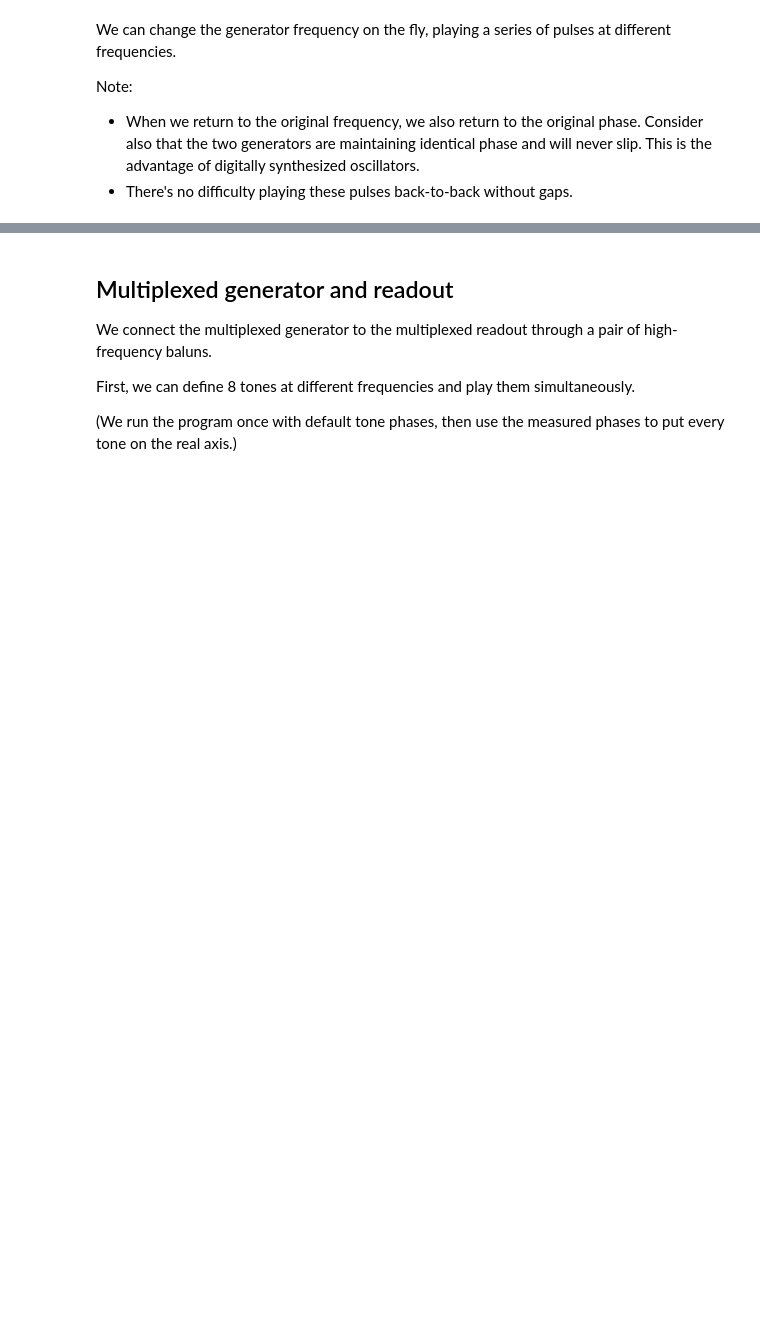
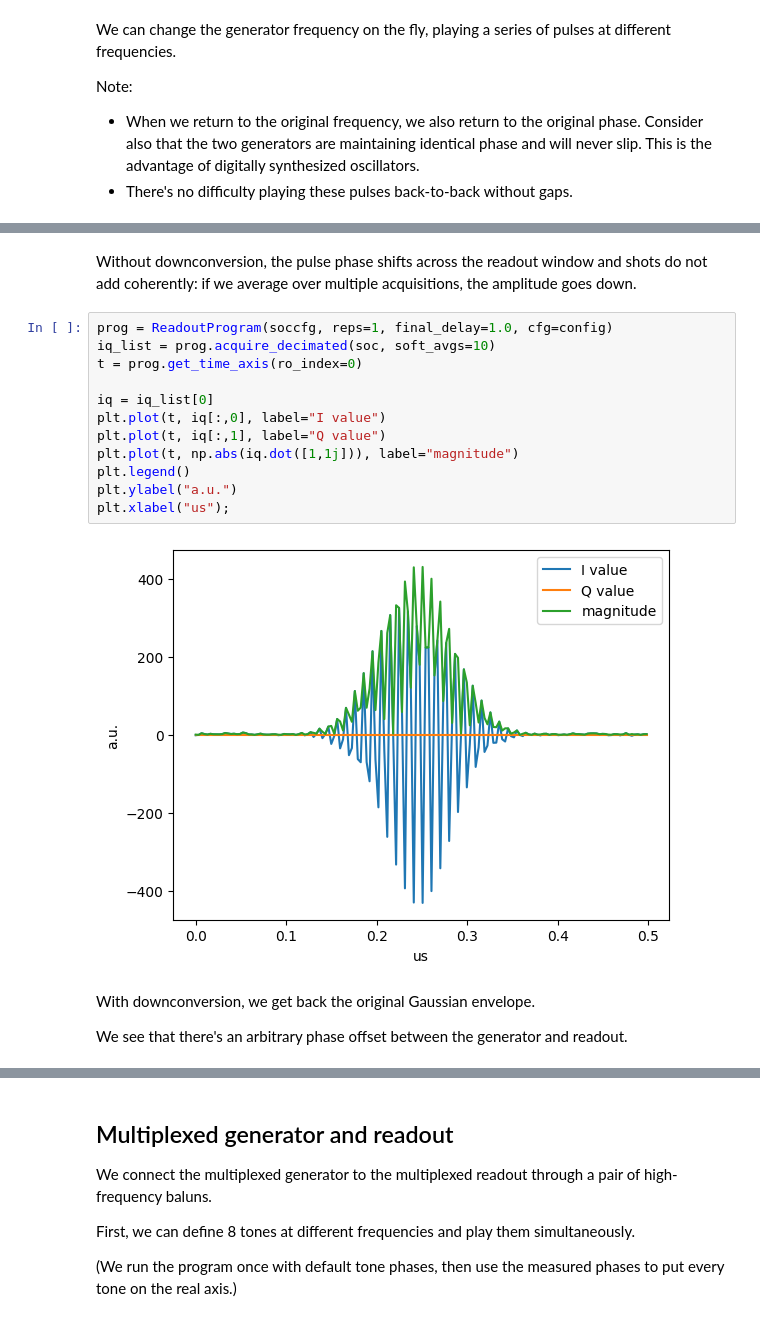
Before and after one commit to openquantumhardware/QCE2024, a Jupyter notebook: demos_firmware/02_qce24.ipynb, the cells around one changed output, grey strips where cells are left out. Saved outputs shown, nothing was run; the diff lists cells and outputs as text; blank space fills up the shorter version.

```diff
--- a/demos_firmware/02_qce24.ipynb
+++ b/demos_firmware/02_qce24.ipynb
@@ -648,0 +785,20 @@ macros:
+# %% [markdown]
+Without downconversion, the pulse phase shifts across the readout window and shots do not add coherently: if we average over multiple acquisitions, the amplitude goes down.
+# %%
+prog = ReadoutProgram(soccfg, reps=1, final_delay=1.0, cfg=config)
+iq_list = prog.acquire_decimated(soc, soft_avgs=10)
+t = prog.get_time_axis(ro_index=0)
+
+iq = iq_list[0]
+plt.plot(t, iq[:,0], label="I value")
+plt.plot(t, iq[:,1], label="Q value")
+plt.plot(t, np.abs(iq.dot([1,1j])), label="magnitude")
+plt.legend()
+plt.ylabel("a.u.")
+plt.xlabel("us");
+# %% [output]
+[figure, added]
+# %% [markdown]
+With downconversion, we get back the original Gaussian envelope.
+
+We see that there's an arbitrary phase offset between the generator and readout.
```
Also changed, not shown: parts of 60 cells of this notebook.
